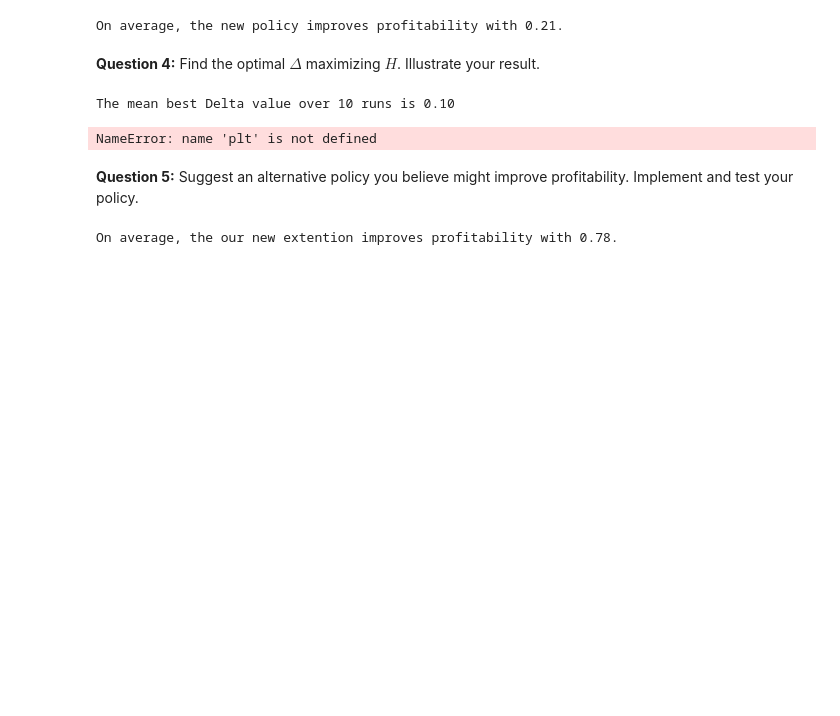
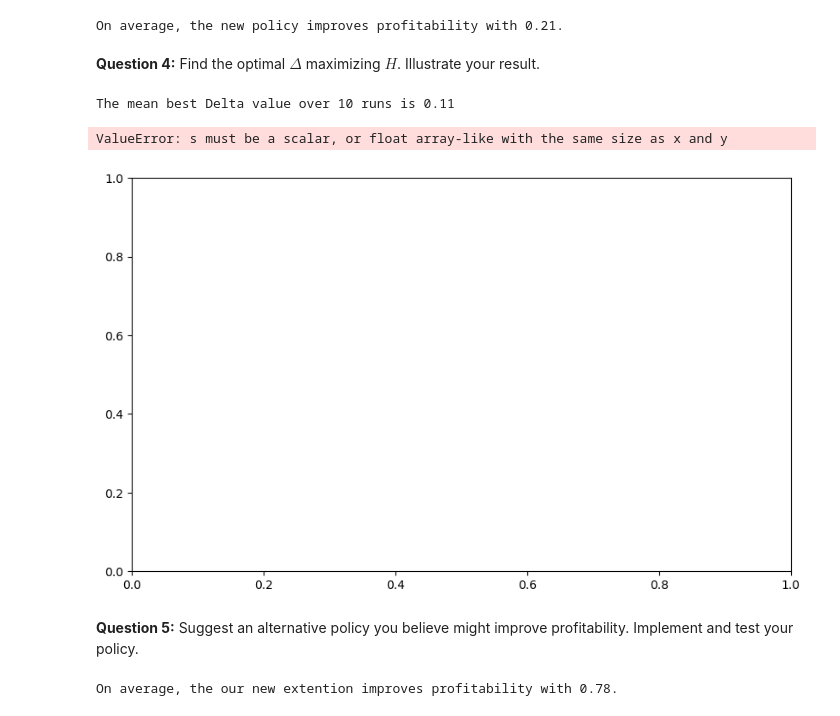
Before and after one commit to NumEconCopenhagen/projects-2023-mathias-emma, a Jupyter notebook: Exam/Question2.ipynb, the cells around one changed output. Saved outputs shown, nothing was run; the diff lists cells and outputs as text; code cells hidden in the pictures; blank space fills up the shorter version.

```diff
--- a/Exam/Question2.ipynb
+++ b/Exam/Question2.ipynb
@@ -403,7 +403,7 @@ On average, the new policy improves profitability with 0.21.
 **Question 4:** Find the optimal $\Delta$ maximizing $H$. Illustrate your result.
 # %%
 import numpy as np
-import matplotlib as plt
+import matplotlib.pyplot as plt
 
 # Parameters
 rho = 0.90
@@ -456,41 +456,43 @@ for i in range(10):
     best_Delta = None
 
     # Check a range of Delta values
-    for Delta in np.linspace(0, 1, 50):  # Adjust the range and step size as needed
+    for Delta in np.linspace(0, 0.25, 10):  # Adjust the range and step size as needed
 
         # Run simulations for new policy
         H_values_new = []
         for k in range(K):
             kappa = generate_kappa(rho, sigma_eps, T, np.random.seed(k*i))
             l = calculate_lt(kappa, w, eta, Delta)
             h = calculate_h(kappa, l, R, w, eta, iota, T)
             H_values_new.append(h)
 
         # Calculate H for new policy
         H_new = np.mean(H_values_new)
 
         Deltas.append(Delta)
         H_values.append(H_new)
 
         if H_new > max_H_new:
             max_H_new = H_new
             best_Delta = Delta
 
     best_Deltas.append(best_Delta)
 
 mean_best_Delta = np.mean(best_Deltas)
 print(f"The mean best Delta value over 10 runs is {mean_best_Delta:.2f}")
 
+
 plt.figure(figsize=(10, 6))
-plt.plot(Deltas, H_values, 'o-')
+plt.scatter(Deltas, H_values, 'o-')
 plt.xlabel("Delta")
 plt.ylabel("H")
 plt.title("Delta vs H")
 plt.grid(True)
 plt.show()
 # %% [output]
-The mean best Delta value over 10 runs is 0.10
+The mean best Delta value over 10 runs is 0.11
-NameError: name 'plt' is not defined
+ValueError: s must be a scalar, or float array-like with the same size as x and y
+[figure, added]
 # %% [markdown]
 
 **Question 5:** Suggest an alternative policy you believe might improve profitability. Implement and test your policy.
```
